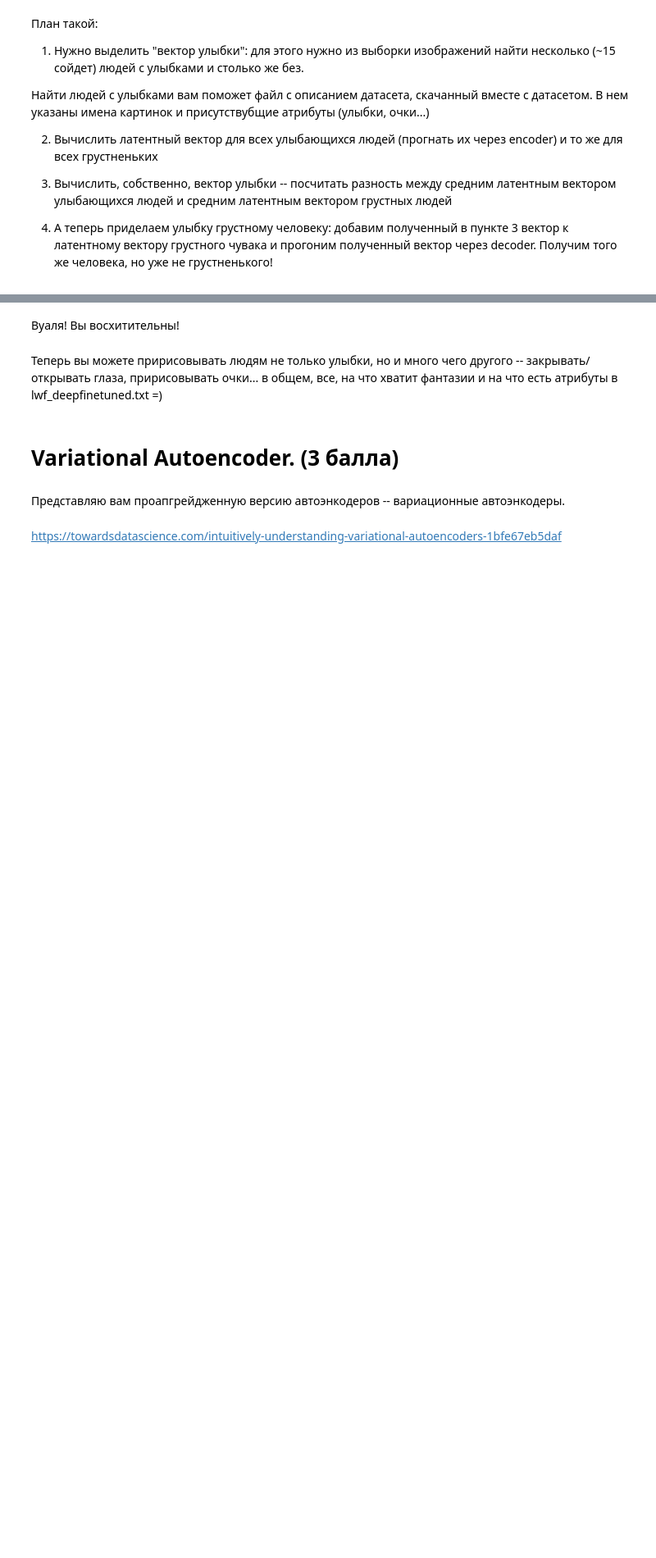
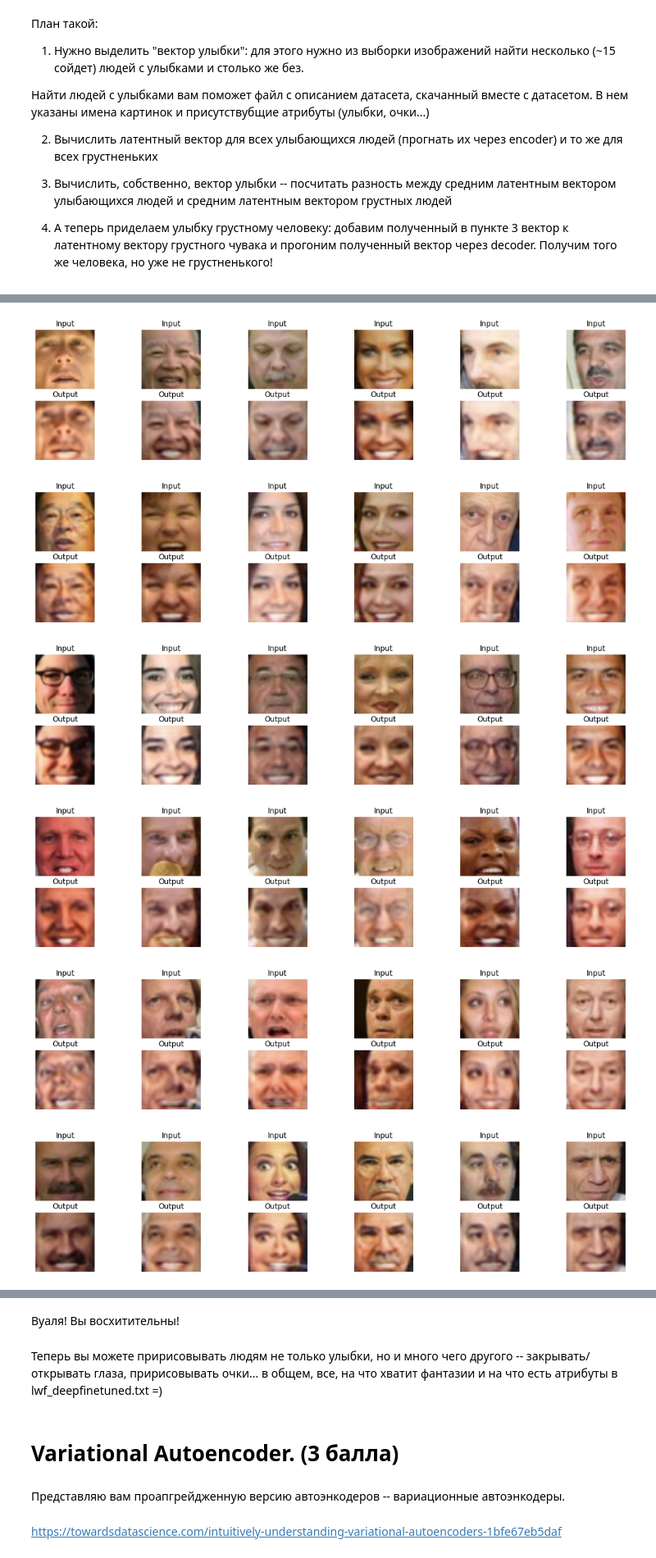
Before and after one commit to LevPerla/DLS_CV_Course, a Jupyter notebook: project/Autoencoders.ipynb, the cells around one changed output, grey strips where cells are left out. Shown at 82% size. Saved outputs shown, nothing was run; the diff lists cells and outputs as text; code cells hidden in the pictures; blank space fills up the shorter version.

```diff
--- a/project/Autoencoders.ipynb
+++ b/project/Autoencoders.ipynb
@@ -443,7 +448,9 @@ plt.show()
 # %%
+# Обернем данные в DataLoader, чтобы сеть могла их прочитать
 smiling_women_loader = DataLoader(np.rollaxis(smiling_women, 3, 1), batch_size=1, shuffle=False)
 not_smiling_women_loader = DataLoader(np.rollaxis(not_smiling_women, 3, 1), batch_size=1, shuffle=False)
 
+# Найдем латентные векторы улыбающихся людей
 smiling_latents = np.array([])
 for smiling_woman in smiling_women_loader:
   x = smiling_woman.to(device, dtype=torch.float)
@@ -453,8 +460,10 @@ for smiling_woman in smiling_women_loader:
   else:
     smiling_latents = np.vstack((smiling_latents, output))
 
+# Найдем средний латентный вектор улыбающихся людей
 smiling_mean_latent = smiling_latents.mean(axis=0)
 
+# Найдем латентные векторы неулыбающихся людей
 not_smiling_latents = np.array([])
 for not_smiling_woman in not_smiling_women_loader:
   x = not_smiling_woman.to(device, dtype=torch.float)
@@ -464,5 +473,9 @@ for not_smiling_woman in not_smiling_women_loader:
   else:
     not_smiling_latents = np.vstack((not_smiling_latents, output))
 
+# Найдем средний латентный вектор неулыбающихся людей
 not_smiling_mean_latent = not_smiling_latents.mean(axis=0)
+
+# Рассчитаем латентный вектор улыбки
 smile_latent = smiling_mean_latent - not_smiling_mean_latent
+smile_latent = np.expand_dims(smile_latent, axis=0)
@@ -472,0 +482,32 @@ smiling_latents.mean(axis=0).shape
+# %%
+Найдем
+plt.figure(figsize=(18, 6))
+k=0
+for not_smiling in data_val:
+  k+=1
+  x = not_smiling.to(device, dtype=torch.float)
+  latent = autoencoder.encoder(x).detach().to('cpu')
+  latent = latent + torch.Tensor(smile_latent)
+  latent = latent.to(device, dtype=torch.float)
+  output = autoencoder.decoder(latent).detach().to('cpu')
+
+  plt.subplot(3, 6, k)
+  plt.imshow(np.rollaxis(not_smiling.numpy()[0], 0, 3))
+  plt.title('Input')
+  plt.axis('off')
+
+  plt.subplot(3, 6, k+6)
+  plt.imshow(np.rollaxis(output.numpy()[0], 0, 3))
+  plt.title('Output')
+  plt.axis('off')
+  if k == 6:
+    plt.show()
+    k=0
+    plt.figure(figsize=(18, 6))
+# %% [output]
+[figure, added]
+[figure, added]
+[figure, added]
+[figure, added]
+[figure, added]
+[figure, added]
```
Also changed, not shown: parts of 7 cells of this notebook.
